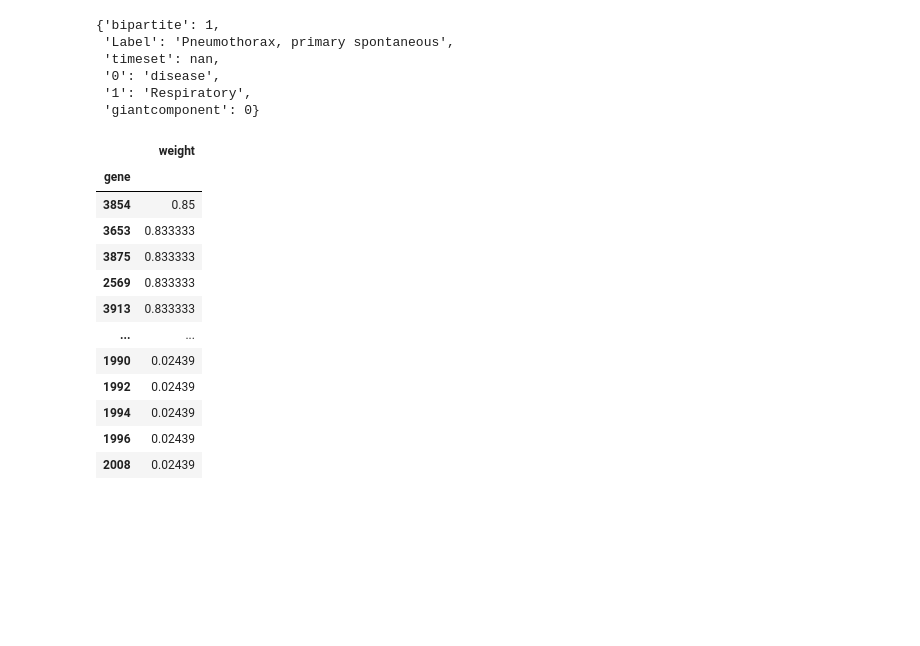
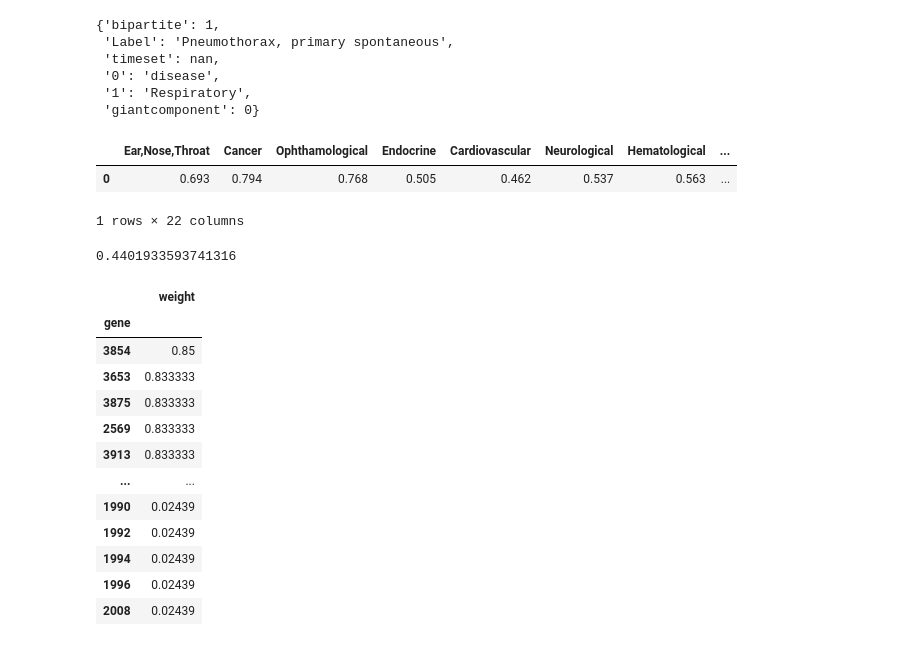
Before and after one commit to ITU-Bumblebees/network_analysis, a Jupyter notebook: project.ipynb, the cells around one changed output. Drawn from its saved outputs; the diff is of its cells as text; code cells hidden in the pictures; blank space fills up the shorter version.

```diff
--- a/project.ipynb
+++ b/project.ipynb
@@ -377,21 +379,35 @@ Gp.nodes[1307]
  'giantcomponent': 0}
 # %%
 from networkx.algorithms.community import greedy_modularity_communities
+homophily_per_group(Gp)
+# %% [output]
+|  | Ear,Nose,Throat | Cancer | Ophthamological | Endocrine | Cardiovascular | Neurological | Hematological | ... |
+| 0 | 0.693 | 0.794 | 0.768 | 0.505 | 0.462 | 0.537 | 0.563 | ... |
+1 rows × 22 columns
 # %%
-c = greedy_modularity_communities(Gp)
+from scipy.stats.contingency import crosstab
+from sklearn.metrics import mutual_info_score
+from sklearn.metrics import normalized_mutual_info_score
+c = greedy_modularity_communities(Gp, n_communities=22)
 
 expected = pd.DataFrame(Gp.nodes())
 expected["color"]= 0
-expected.columns = ["node", "color"]
+expected.columns = ["node", "group_num"]
 expected['nodes']= Gp.nodes()
+
 exp = expected.set_index("node")
-exp['group']= 0
+
 for i, lst in enumerate(c):
     for nod in list(lst):
-        exp.loc[nod]['color'] = i
+        exp.loc[nod]['group_num'] = i
 
+groups= []
 for node in exp['nodes']:
-    exp['group']= Gp.nodes[node]['1']
+    groups.append(Gp.nodes[node]['1'])
+exp['group']= groups
+normalized_mutual_info_score(exp['group_num'], exp['group'])
+# %% [output]
+0.4401933593741316
 # %%
 genes = pd.DataFrame(columns=['gene','weight'])
 genes['gene']=g_nodes
```
Also changed, not shown: parts of 11 cells of this notebook, 3 other files.
